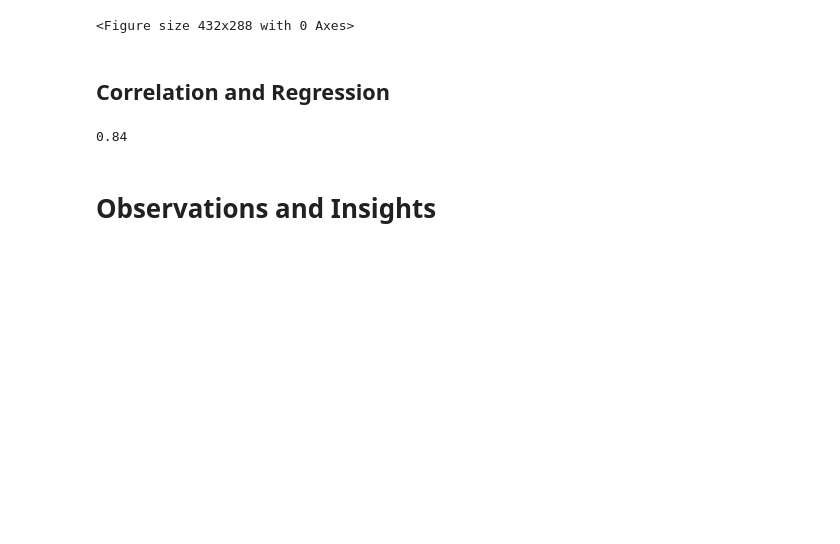
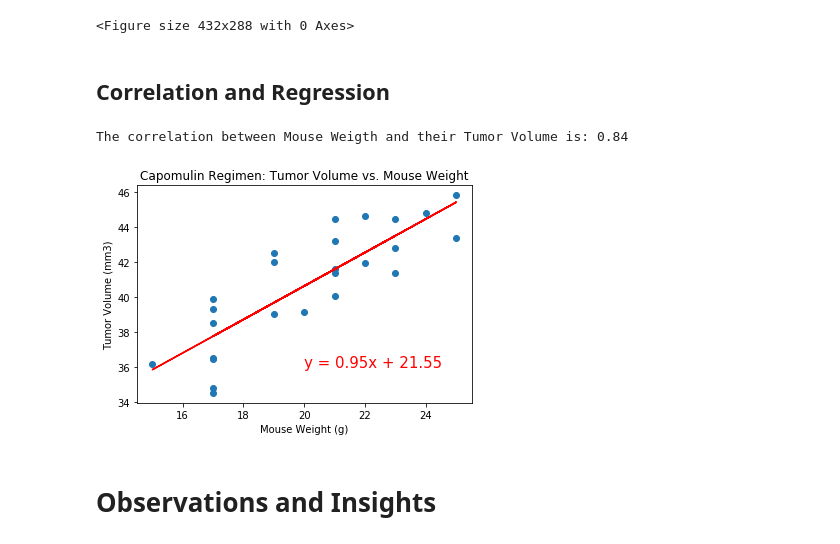
Before and after one commit to Ssimoes48/Plots-Matplotlib, a Jupyter notebook: pymaceuticals_starter.ipynb, the cells around one changed output. Cells and saved outputs as stored; diff of their text form; code cells hidden in the pictures; blank space fills up the shorter version.

```diff
--- a/pymaceuticals_starter.ipynb
+++ b/pymaceuticals_starter.ipynb
@@ -356,10 +361,25 @@ plt.tight_layout()
 # %%
 # Calculate the correlation coefficient and linear regression model
 # for mouse weight and average tumor volume for the Capomulin regimen
 
 correlation = round(st.pearsonr(mouse_average['Weight (g)'], mouse_average['Tumor Volume (mm3)'])[0],2)
-print(correlation)
+print(f"The correlation between Mouse Weigth and their Tumor Volume is: {correlation} ")
+
+x_values = (mouse_average['Weight (g)'])
+y_values = (mouse_average['Tumor Volume (mm3)'])
+(slope, intercept, rvalue, pvalue, stderr) = linregress(x_values, y_values)
+regress_values = x_values * slope + intercept
+line_eq = "y = " + str(round(slope,2)) + "x + " + str(round(intercept,2))
+plt.scatter(x_values,y_values)
+plt.plot(x_values,regress_values,"r-")
+plt.annotate(line_eq,(20,36),fontsize=15,color="red")
+plt.xlabel("Mouse Weight (g)")
+plt.ylabel("Tumor Volume (mm3)")
+plt.title("Capomulin Regimen: Tumor Volume vs. Mouse Weight")
+
+plt.show()
 # %% [output]
-0.84
+The correlation between Mouse Weigth and their Tumor Volume is: 0.84
+[figure, added]
 # %% [markdown]
 # Observations and Insights
```
Also changed, not shown: parts of 3 cells of this notebook, 5 other files.
